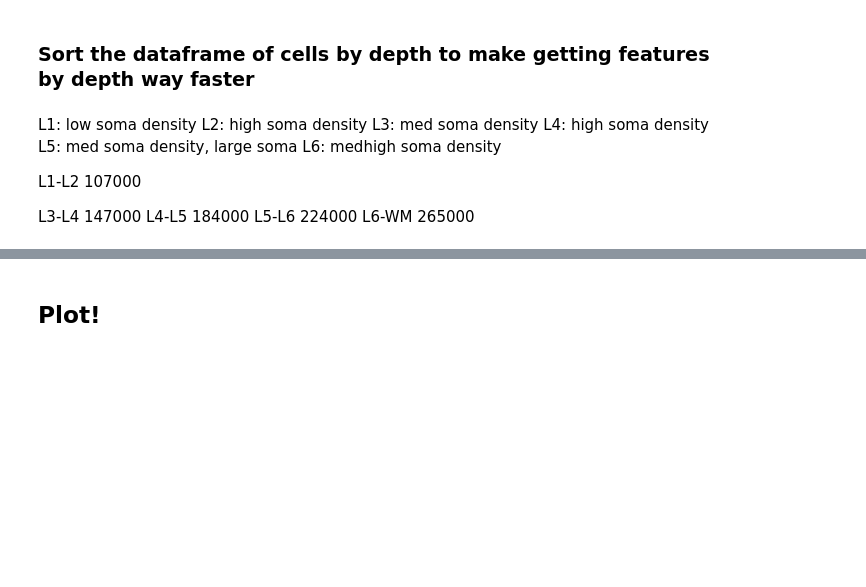
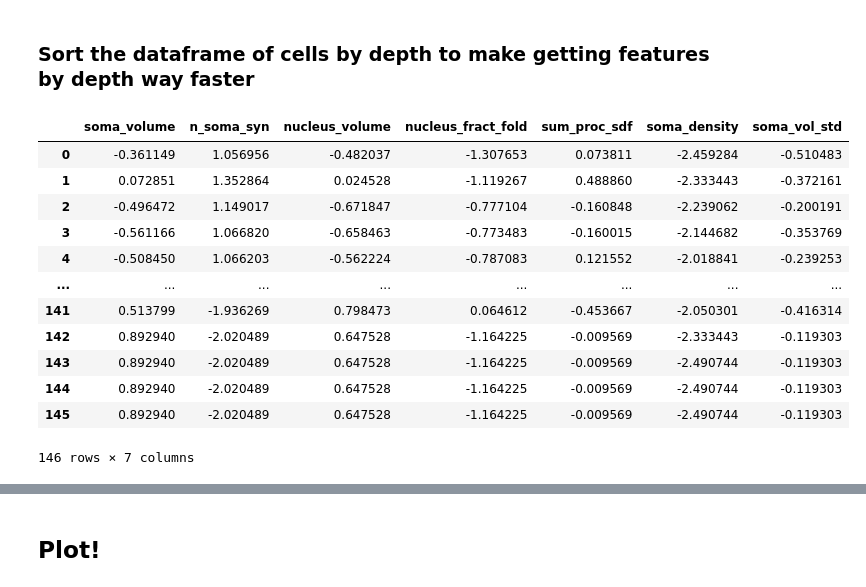
Before and after one commit to AllenInstitute/cortical-layers, a Jupyter notebook: layer-analysis.ipynb, the cells around one changed output, grey strips where cells are left out. Drawn from its saved outputs; the diff is of its cells as text; code cells hidden in the pictures; blank space fills up the shorter version.

```diff
--- a/layer-analysis.ipynb
+++ b/layer-analysis.ipynb
@@ -256,17 +254,3 @@ for t in p_inh_subclass:
 #     syn_densities_by_pre[t] = np.array(syn_densities_by_pre[t]) / (bin_width * xarea)
 # for t in syn_depths_by_post:
 #     syn_densities_by_post[t] = np.array(syn_densities_by_post[t]) / (bin_width * xarea)
-# %% [markdown]
-L1: low soma density
-L2: high soma density
-L3: med soma density
-L4: high soma density
-L5: med soma density, large soma
-L6: medhigh soma density
-
-L1-L2	107000
-
-L3-L4	147000
-L4-L5	184000
-L5-L6	224000
-L6-WM	265000
@@ -272,0 +269,21 @@ L6-WM	265000
+# %%
+exc_features_df = pd.DataFrame(exc_soma_features_by_depth)
+exc_features_df["soma_density"] = exc_soma_densities
+exc_features_df["soma_vol_std"] = exc_soma_vol_std_by_depth
+for col in exc_features_df.columns:
+    exc_features_df[col] = clean_nans(exc_features_df[col], normalize=True)
+exc_features_df
+# %% [output]
+|  | soma_volume | n_soma_syn | nucleus_volume | nucleus_fract_fold | sum_proc_sdf | soma_density | soma_vol_std |
+| 0 | -0.361149 | 1.056956 | -0.482037 | -1.307653 | 0.073811 | -2.459284 | -0.510483 |
+| 1 | 0.072851 | 1.352864 | 0.024528 | -1.119267 | 0.488860 | -2.333443 | -0.372161 |
+| 2 | -0.496472 | 1.149017 | -0.671847 | -0.777104 | -0.160848 | -2.239062 | -0.200191 |
+| 3 | -0.561166 | 1.066820 | -0.658463 | -0.773483 | -0.160015 | -2.144682 | -0.353769 |
+| 4 | -0.508450 | 1.066203 | -0.562224 | -0.787083 | 0.121552 | -2.018841 | -0.239253 |
+| ... | ... | ... | ... | ... | ... | ... | ... |
+| 141 | 0.513799 | -1.936269 | 0.798473 | 0.064612 | -0.453667 | -2.050301 | -0.416314 |
+| 142 | 0.892940 | -2.020489 | 0.647528 | -1.164225 | -0.009569 | -2.333443 | -0.119303 |
+| 143 | 0.892940 | -2.020489 | 0.647528 | -1.164225 | -0.009569 | -2.490744 | -0.119303 |
+| 144 | 0.892940 | -2.020489 | 0.647528 | -1.164225 | -0.009569 | -2.490744 | -0.119303 |
+| 145 | 0.892940 | -2.020489 | 0.647528 | -1.164225 | -0.009569 | -2.490744 | -0.119303 |
+146 rows × 7 columns
```
Also changed, not shown: parts of 33 cells of this notebook, 1 other file.
